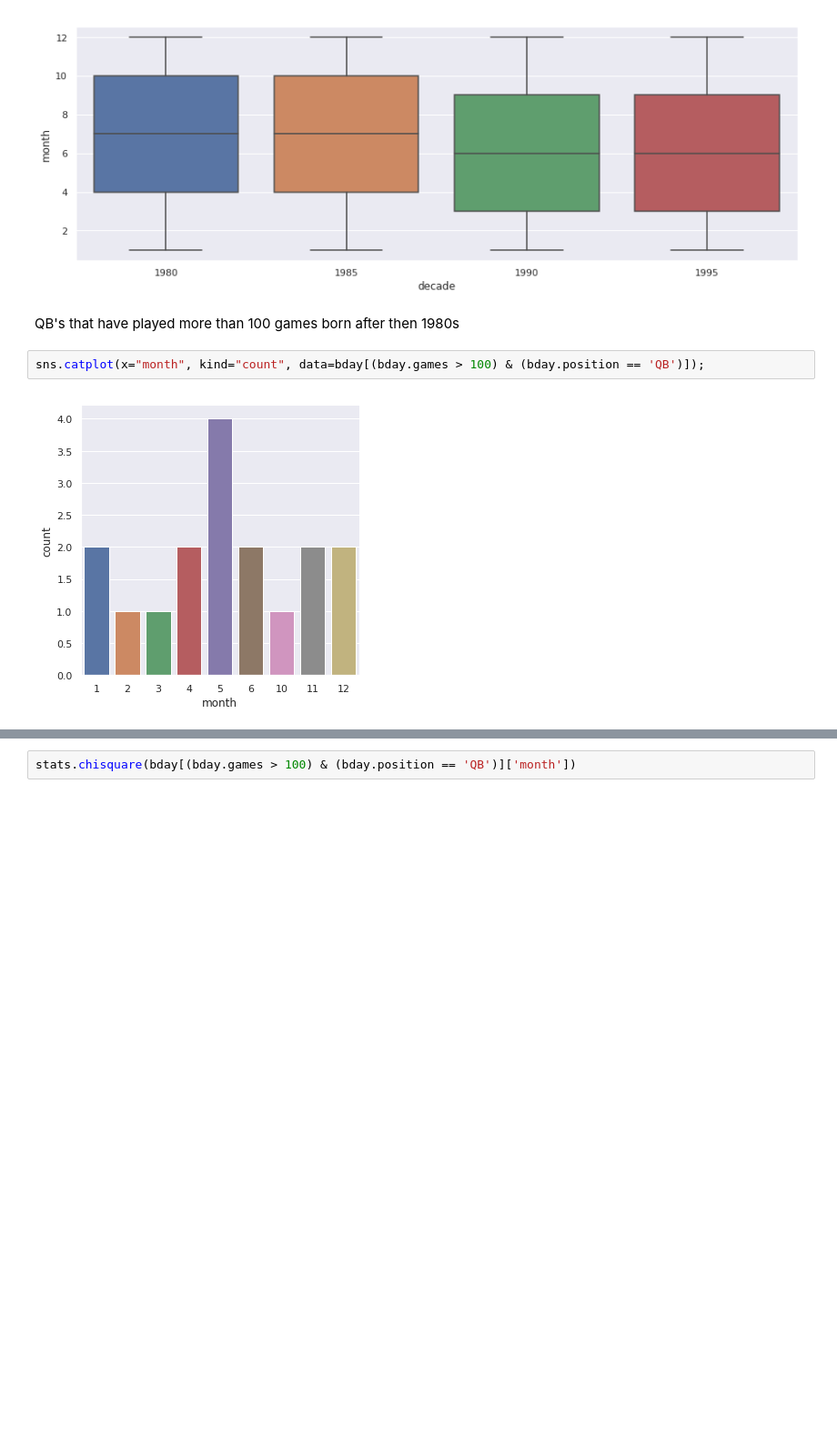
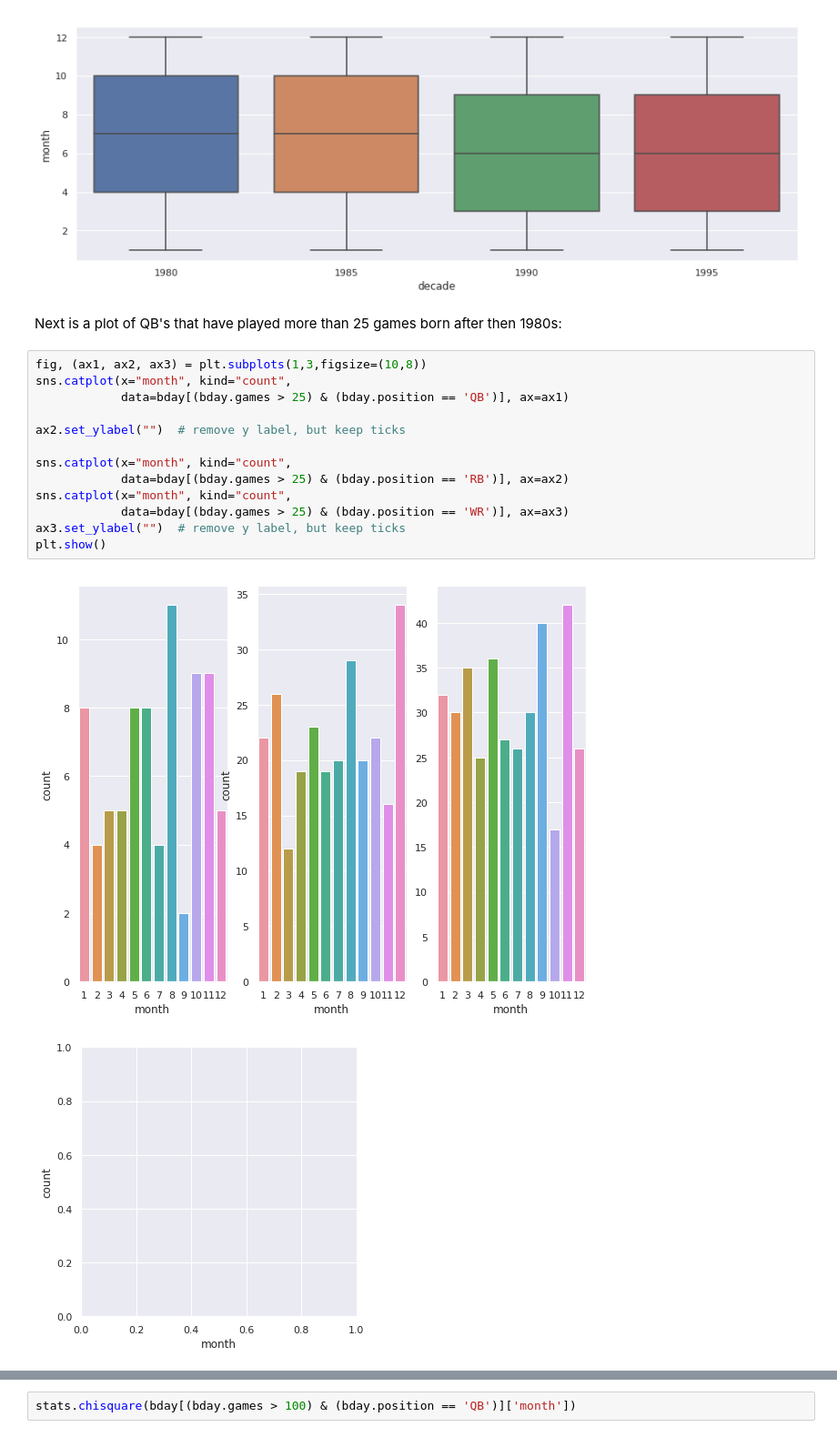
Before and after one commit to naivelogic/NFL-smarter-football, a Jupyter notebook: In Development/NFL Birthday Permutation Test.ipynb, the cells around one changed output, grey strips where cells are left out. Shown at 91% size. Saved outputs shown, nothing was run; the diff lists cells and outputs as text; blank space fills up the shorter version.

```diff
--- a/In Development/NFL Birthday Permutation Test.ipynb
+++ b/In Development/NFL Birthday Permutation Test.ipynb
@@ -63,8 +63,20 @@ plt.close()
 # %% [output]
 [figure]
 # %% [markdown]
-QB's that have played more than 100 games born after then 1980s
+Next is a plot of QB's that have played more than 25 games born after then 1980s:
-# %%
-sns.catplot(x="month", kind="count", data=bday[(bday.games > 100) & (bday.position == 'QB')]);
-# %% [output]
-[figure, removed]
+# %%
+fig, (ax1, ax2, ax3) = plt.subplots(1,3,figsize=(10,8))
+sns.catplot(x="month", kind="count",
+            data=bday[(bday.games > 25) & (bday.position == 'QB')], ax=ax1)
+
+ax2.set_ylabel("")  # remove y label, but keep ticks
+
+sns.catplot(x="month", kind="count",
+            data=bday[(bday.games > 25) & (bday.position == 'RB')], ax=ax2)
+sns.catplot(x="month", kind="count",
+            data=bday[(bday.games > 25) & (bday.position == 'WR')], ax=ax3)
+ax3.set_ylabel("")  # remove y label, but keep ticks
+plt.show()
+# %% [output]
+[figure, added]
+[figure, added]
```
Also changed, not shown: parts of 3 cells of this notebook.
